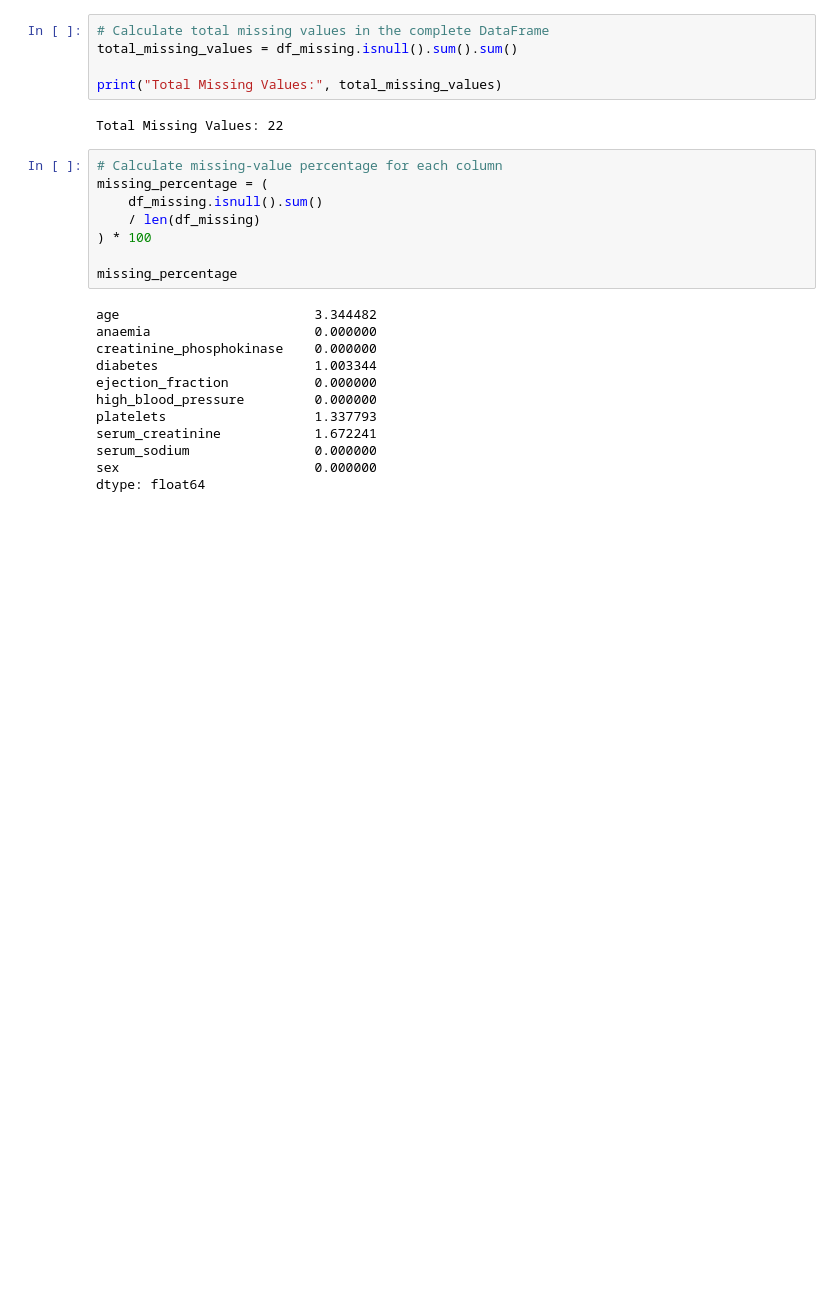
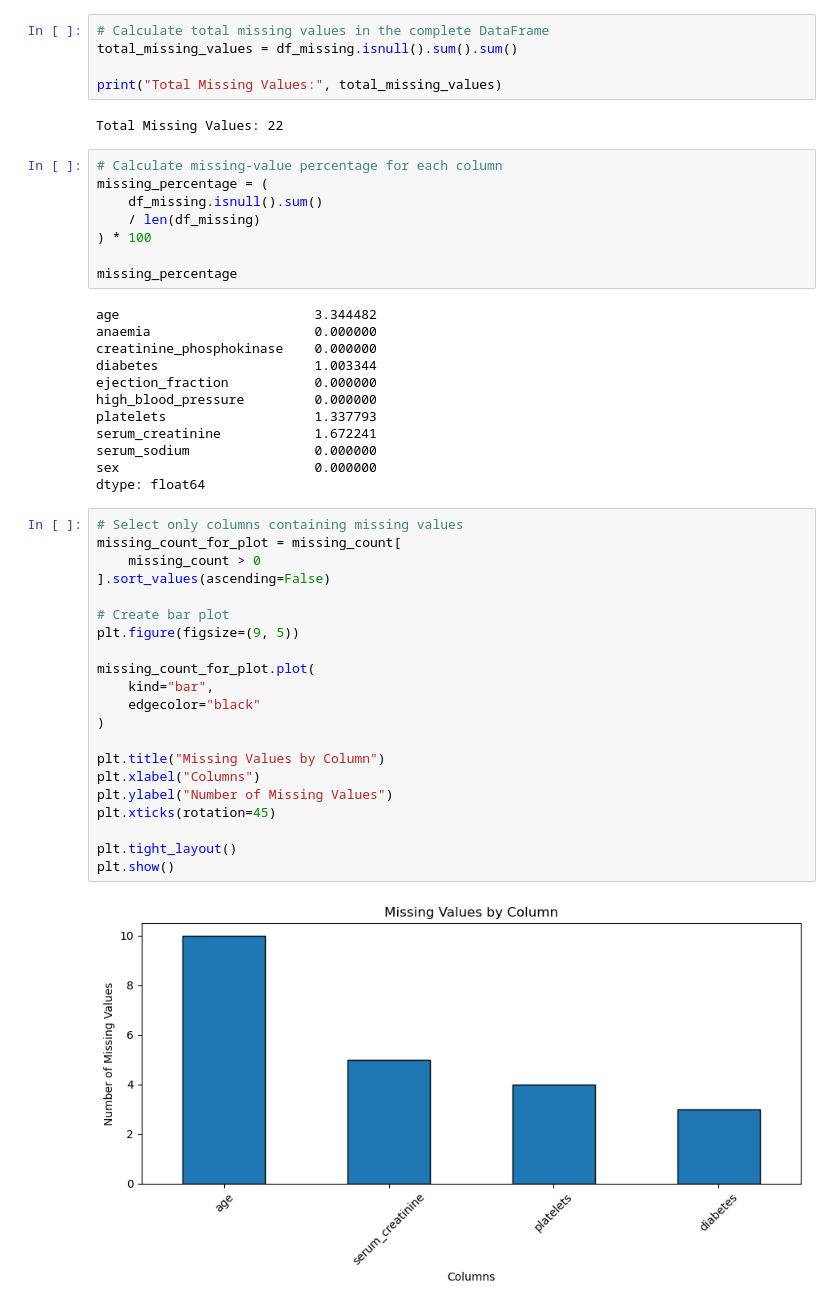
Before and after one commit to Kainatfatima0311/machine-learning-beginner-to-advanced, a Jupyter notebook: Data-Preprocessing/13_missing_values.ipynb, the cells around one changed output. Drawn from its saved outputs; the diff is of its cells as text; blank space fills up the shorter version.

```diff
--- a/Data-Preprocessing/13_missing_values.ipynb
+++ b/Data-Preprocessing/13_missing_values.ipynb
@@ -132,3 +132,26 @@ serum_creatinine            1.672241
 serum_sodium                0.000000
 sex                         0.000000
 dtype: float64
+# %%
+# Select only columns containing missing values
+missing_count_for_plot = missing_count[
+    missing_count > 0
+].sort_values(ascending=False)
+
+# Create bar plot
+plt.figure(figsize=(9, 5))
+
+missing_count_for_plot.plot(
+    kind="bar",
+    edgecolor="black"
+)
+
+plt.title("Missing Values by Column")
+plt.xlabel("Columns")
+plt.ylabel("Number of Missing Values")
+plt.xticks(rotation=45)
+
+plt.tight_layout()
+plt.show()
+# %% [output]
+[figure, added]
```
Also changed, not shown: 2 other files.
